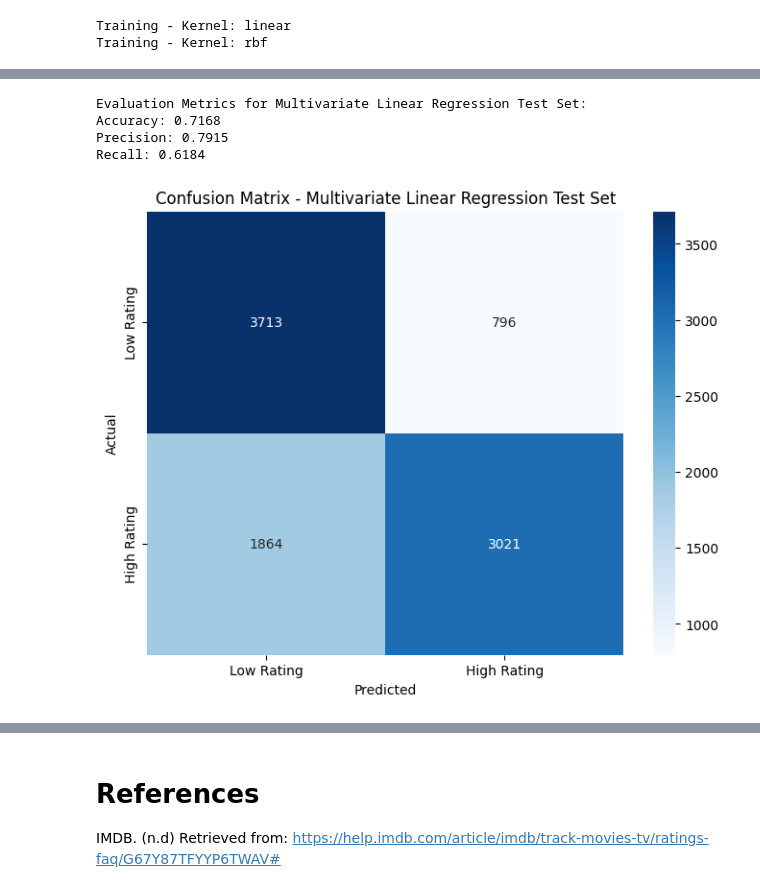
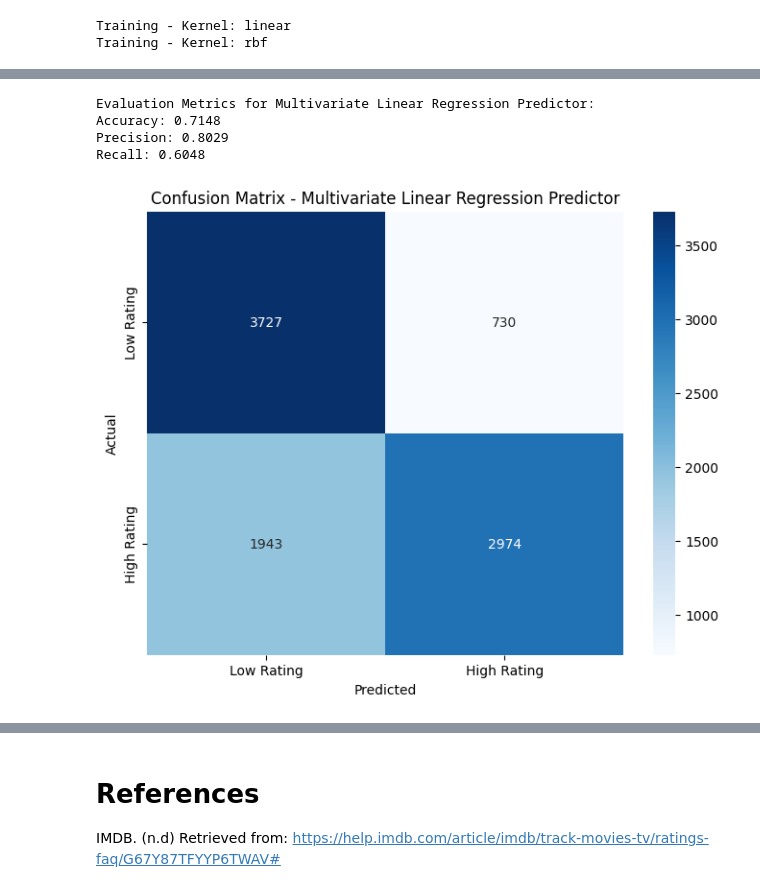
Before and after one commit to MalleBallen/MOD550---2025---Malvin, a Jupyter notebook: MOD550-task3/task3.ipynb, the cells around one changed output, grey strips where cells are left out. Saved outputs shown, nothing was run; the diff lists cells and outputs as text; code cells hidden in the pictures.

```diff
--- a/MOD550-task3/task3.ipynb
+++ b/MOD550-task3/task3.ipynb
@@ -104,3 +202,11 @@ beta = methods.linear_regression_multivariate()
 # %%
-y_pred_reg_test = methods.predict_multivariate(methods.X_test, beta)
+y_pred_reg_test = methods.predict_multivariate()
 y_pred_test = (y_pred_reg_test >= 7).astype(int)
+evaluation_test = methods.eval_parameters(y_pred=y_pred_test, y_true=methods.y_test_bin)
+methods.print_evaluation(*evaluation_test, name="Multivariate Linear Regression Predictor")
+# %% [output]
+Evaluation Metrics for Multivariate Linear Regression Predictor:
+Accuracy: 0.7148
+Precision: 0.8029
+Recall: 0.6048
+[figure, added]
@@ -109,8 +212,0 @@ evaluation_test = methods.eval_parameters(y_pred=y_pred_test, y_true=methods.y_t
-# %%
-methods.print_evaluation(*evaluation_test, name="Multivariate Linear Regression Predictor")
-# %% [output]
-Evaluation Metrics for Multivariate Linear Regression Test Set:
-Accuracy: 0.7168
-Precision: 0.7915
-Recall: 0.6184
-[figure, removed]
```
Also changed, not shown: parts of 23 cells of this notebook, 2 other files.
